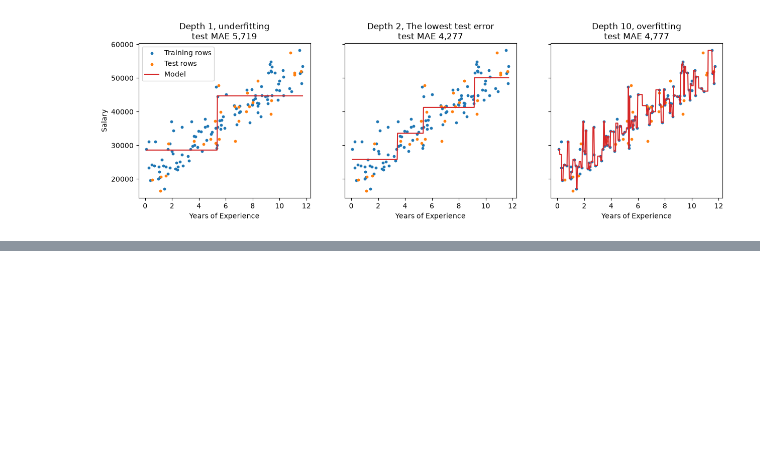
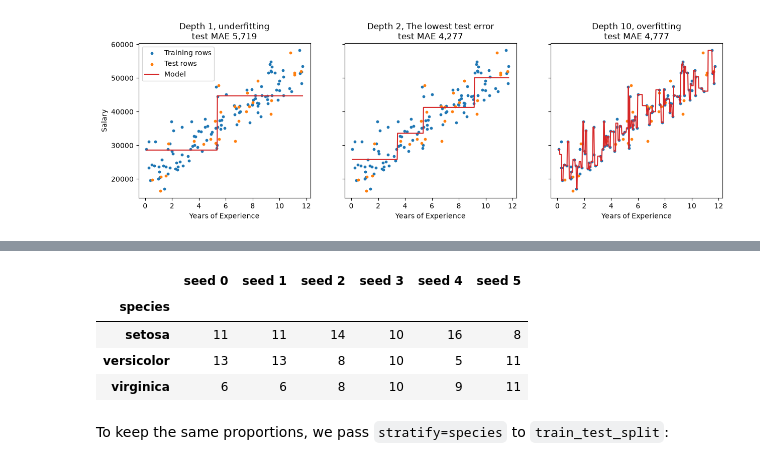
Before and after one commit to NainIglesias/supervised-learning, a Jupyter notebook: overfiting_and_the_split.ipynb, the cells around one changed output, grey strips where cells are left out. Saved outputs shown, nothing was run; the diff lists cells and outputs as text; code cells hidden in the pictures; blank space fills up the shorter version.

```diff
--- a/overfiting_and_the_split.ipynb
+++ b/overfiting_and_the_split.ipynb
@@ -136,0 +143,16 @@ plt.show()
+# %%
+from sklearn.datasets import load_iris
+
+iris = load_iris(as_frame=True)
+species = iris.target.map(dict(enumerate(iris.target_names))).rename('species')
+pd.DataFrame({
+    f"seed {seed}": train_test_split(species, test_size=0.2, random_state=seed)[1].value_counts() for seed in range(6)
+    })
+# %% [output]
+|  | seed 0 | seed 1 | seed 2 | seed 3 | seed 4 | seed 5 |
+| species |  |  |  |  |  |  |
+| setosa | 11 | 11 | 14 | 10 | 16 | 8 |
+| versicolor | 13 | 13 | 8 | 10 | 5 | 11 |
+| virginica | 6 | 6 | 8 | 10 | 9 | 11 |
+# %% [markdown]
+To keep the same proportions, we pass `stratify=species` to `train_test_split`:
```
Also changed, not shown: parts of 3 cells of this notebook.
